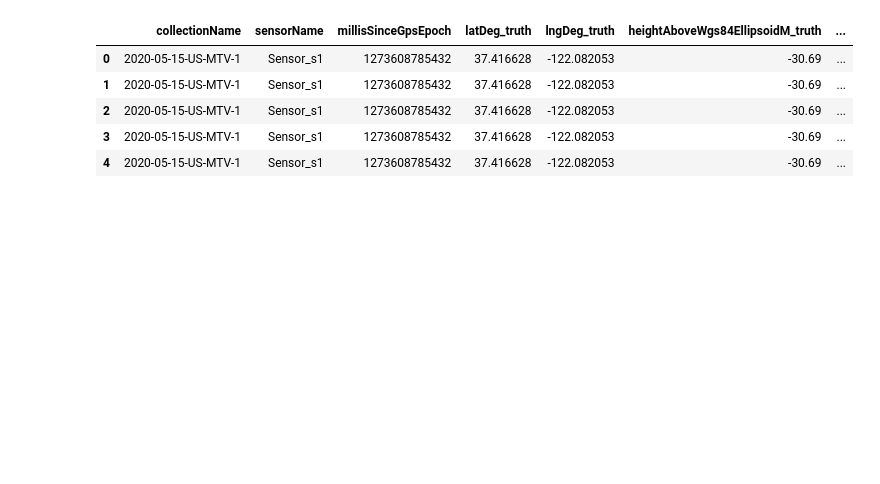
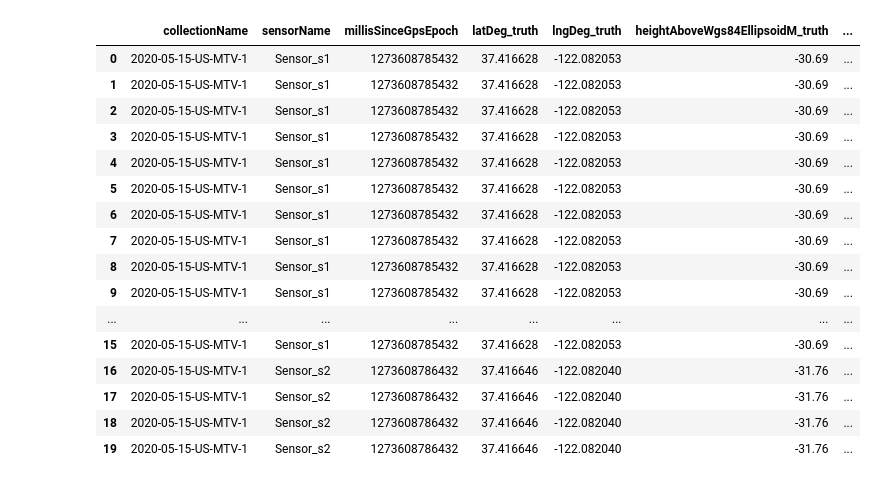
Before and after one commit to NextThread/internship-iut, a Jupyter notebook: tu-intern-main/baseline-from-host-data.ipynb, the cells around one changed output. Cells and saved outputs as stored; diff of their text form; code cells hidden in the pictures; blank space fills up the shorter version.

```diff
--- a/tu-intern-main/baseline-from-host-data.ipynb
+++ b/tu-intern-main/baseline-from-host-data.ipynb
@@ -31,28 +42,39 @@ from tqdm.notebook import tqdm
 # %%
 truths = ('ground_truth.csv')
 
 df_list = []
 cols = ['collectionName',
         'sensorName',
         'millisSinceGpsEpoch',
         'latDeg',
         'lngDeg']
 
 for t in tqdm(truths, total=10):
     df_sensor = pd.read_csv('baseline_locations_train.csv')
     df_list.append(df_sensor)
 df_truth = pd.concat(df_list, ignore_index=True)
 
 df_basepreds = pd.read_csv('baseline_locations_train.csv')
 df_all = df_truth.merge(df_basepreds,
                         how='inner',
                         on=cols[:3],
                         suffixes=('_truth', '_basepred'))
-display(df_all[:5])
+display(df_all[:20])
 # %% [output]
 |  | collectionName | sensorName | millisSinceGpsEpoch | latDeg_truth | lngDeg_truth | heightAboveWgs84EllipsoidM_truth | ... |
 | 0 | 2020-05-15-US-MTV-1 | Sensor_s1 | 1273608785432 | 37.416628 | -122.082053 | -30.69 | ... |
 | 1 | 2020-05-15-US-MTV-1 | Sensor_s1 | 1273608785432 | 37.416628 | -122.082053 | -30.69 | ... |
 | 2 | 2020-05-15-US-MTV-1 | Sensor_s1 | 1273608785432 | 37.416628 | -122.082053 | -30.69 | ... |
 | 3 | 2020-05-15-US-MTV-1 | Sensor_s1 | 1273608785432 | 37.416628 | -122.082053 | -30.69 | ... |
 | 4 | 2020-05-15-US-MTV-1 | Sensor_s1 | 1273608785432 | 37.416628 | -122.082053 | -30.69 | ... |
+| 5 | 2020-05-15-US-MTV-1 | Sensor_s1 | 1273608785432 | 37.416628 | -122.082053 | -30.69 | ... |
+| 6 | 2020-05-15-US-MTV-1 | Sensor_s1 | 1273608785432 | 37.416628 | -122.082053 | -30.69 | ... |
+| 7 | 2020-05-15-US-MTV-1 | Sensor_s1 | 1273608785432 | 37.416628 | -122.082053 | -30.69 | ... |
+| 8 | 2020-05-15-US-MTV-1 | Sensor_s1 | 1273608785432 | 37.416628 | -122.082053 | -30.69 | ... |
+| 9 | 2020-05-15-US-MTV-1 | Sensor_s1 | 1273608785432 | 37.416628 | -122.082053 | -30.69 | ... |
+| ... | ... | ... | ... | ... | ... | ... | ... |
+| 15 | 2020-05-15-US-MTV-1 | Sensor_s1 | 1273608785432 | 37.416628 | -122.082053 | -30.69 | ... |
+| 16 | 2020-05-15-US-MTV-1 | Sensor_s2 | 1273608786432 | 37.416646 | -122.082040 | -31.76 | ... |
+| 17 | 2020-05-15-US-MTV-1 | Sensor_s2 | 1273608786432 | 37.416646 | -122.082040 | -31.76 | ... |
+| 18 | 2020-05-15-US-MTV-1 | Sensor_s2 | 1273608786432 | 37.416646 | -122.082040 | -31.76 | ... |
+| 19 | 2020-05-15-US-MTV-1 | Sensor_s2 | 1273608786432 | 37.416646 | -122.082040 | -31.76 | ... |
```
Also changed, not shown: parts of 8 cells of this notebook, 5 other files.
